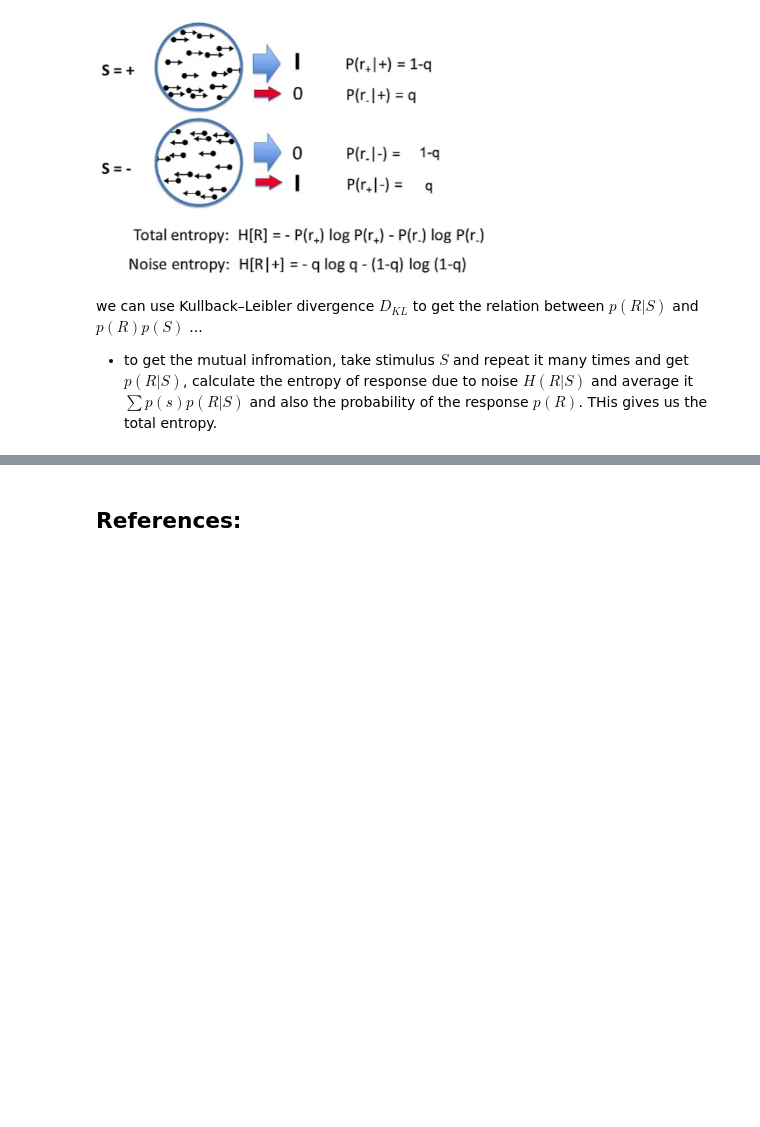
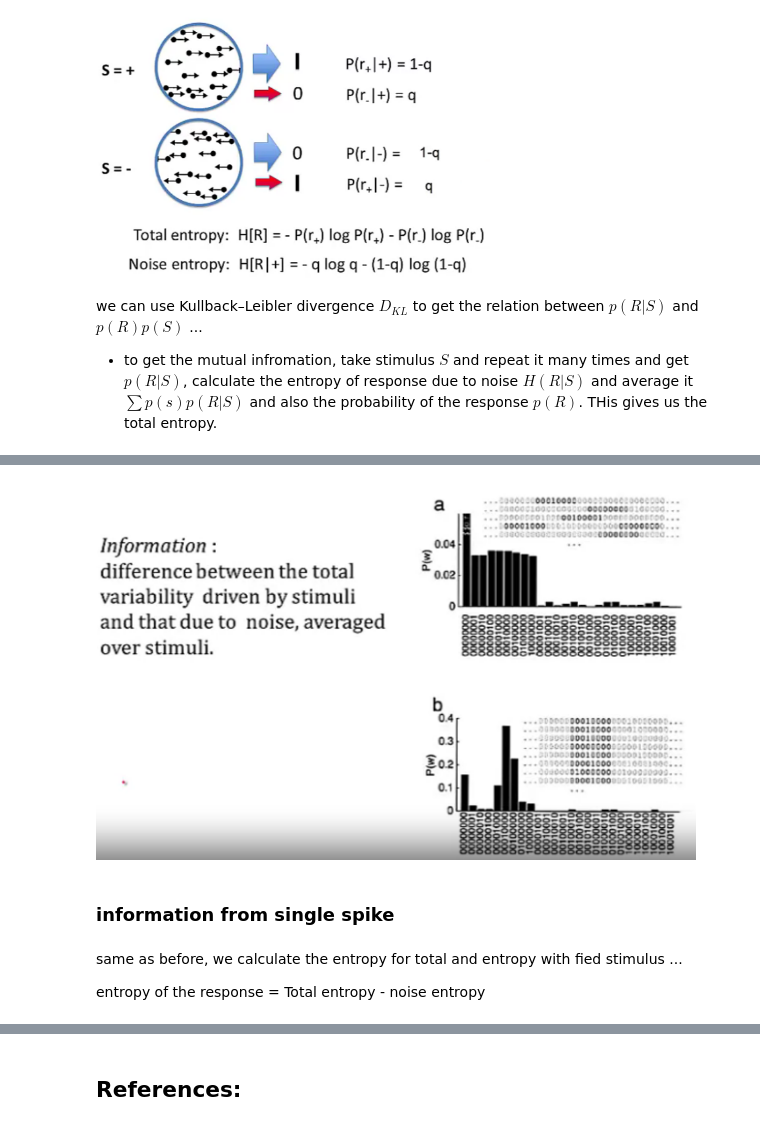
Before and after one commit to mhmdrdwn/com-neuro, a Jupyter notebook: week4.ipynb, the cells around one changed output, grey strips where cells are left out. Saved outputs shown, nothing was run; the diff lists cells and outputs as text; code cells hidden in the pictures; blank space fills up the shorter version.

Commit message:
methods of information gain

```diff
--- a/week4.ipynb
+++ b/week4.ipynb
@@ -39,0 +58,10 @@ we can use Kullback–Leibler divergence $D_{KL}$ to get the relation between $p
+# %%
+Image(filename= "info.png", width=600)
+# %% [output]
+[figure, added]
+# %% [markdown]
+### information from single spike
+# %% [markdown]
+same as before, we calculate the entropy for total and entropy with fied stimulus ...
+
+entropy of the response = Total entropy - noise entropy
```
Also changed, not shown: parts of 5 cells of this notebook.
